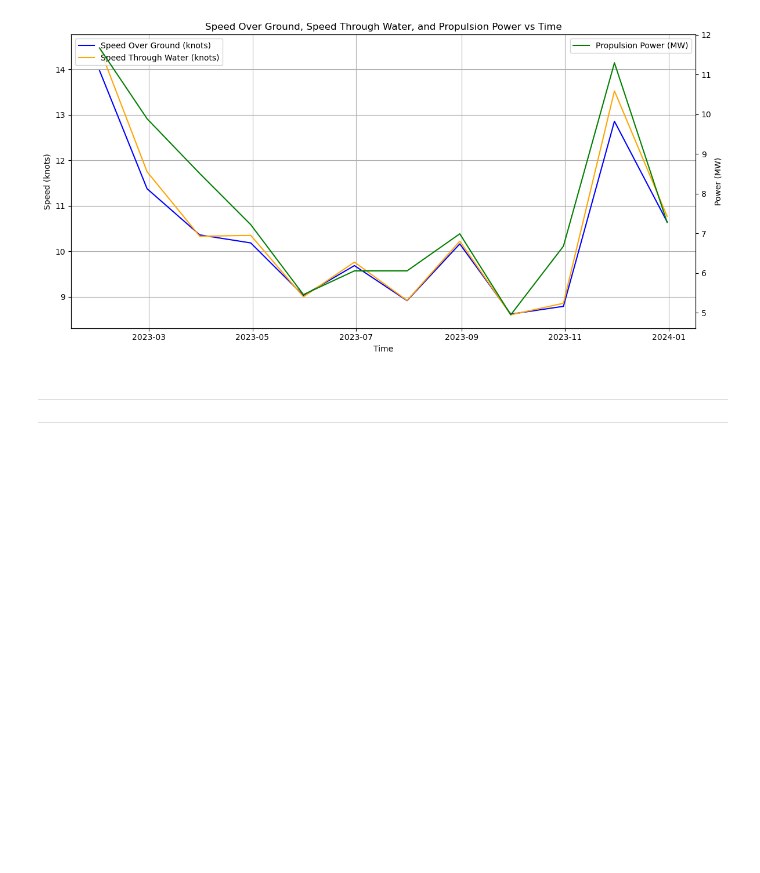
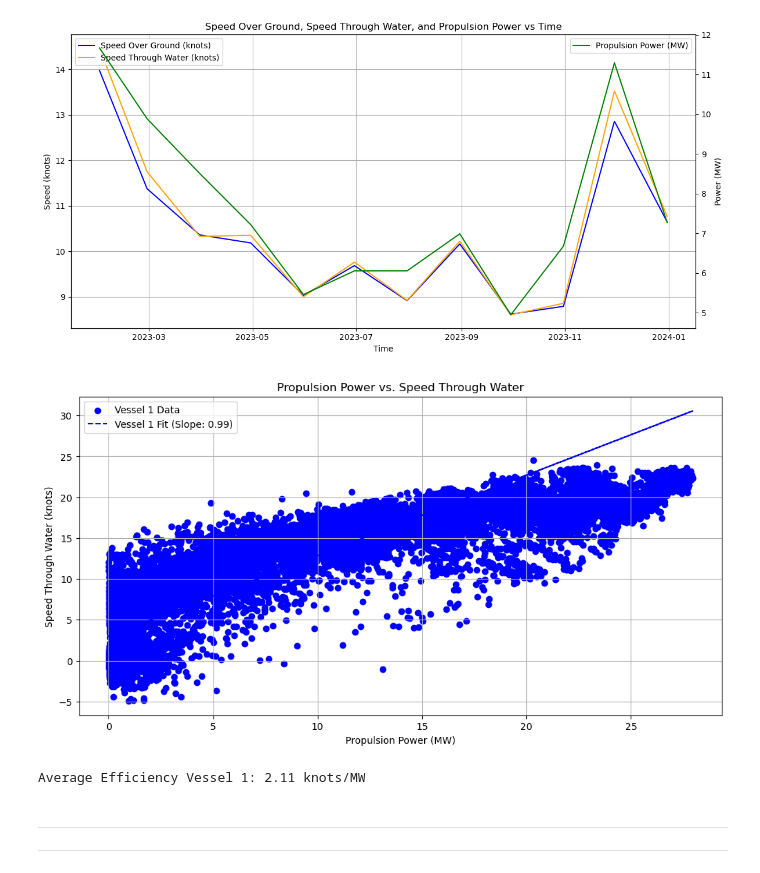
Before and after one commit to jeevasam30/Cruise_ship_analysis, a Jupyter notebook: Scripts/vessel1_analysis.ipynb, the cells around one changed output. Cells and saved outputs as stored; diff of their text form; code cells hidden in the pictures; blank space fills up the shorter version.

Commit message:
for propulsion power and speed thorugh water linear relationship was brought out: Jeeva Sam

```diff
--- a/Scripts/vessel1_analysis.ipynb
+++ b/Scripts/vessel1_analysis.ipynb
@@ -805,6 +805,53 @@ plt.tight_layout()
 plt.show()
 # %% [output]
 [figure]
+# %%
+
+from sklearn.linear_model import LinearRegression
+
+
+
+# Extract the relevant columns
+speed_vessel1 = vessel1_data_filled['Speed Through Water (knots)'].values.reshape(-1, 1)
+power_vessel1 = vessel1_data_filled['Propulsion Power (MW)'].values.reshape(-1, 1)
+
+
+
+# Perform linear regression
+model_vessel1 = LinearRegression().fit(power_vessel1, speed_vessel1)
+
+
+# Get the coefficients
+coef_vessel1 = model_vessel1.coef_[0][0]
+
+
+# Predict speed through water using the model for plotting
+pred_speed_vessel1 = model_vessel1.predict(power_vessel1)
+
+
+# Plot the data
+plt.figure(figsize=(12, 6))
+plt.scatter(power_vessel1, speed_vessel1, color='blue', label='Vessel 1 Data')
+plt.plot(power_vessel1, pred_speed_vessel1, color='blue', linestyle='--', label=f'Vessel 1 Fit (Slope: {coef_vessel1:.2f})')
+
+
+
+plt.xlabel('Propulsion Power (MW)')
+plt.ylabel('Speed Through Water (knots)')
+plt.title('Propulsion Power vs. Speed Through Water')
+plt.legend()
+plt.grid(True)
+plt.show()
+
+# Calculate efficiency metrics (knots per MW)
+efficiency_vessel1 = speed_vessel1 / power_vessel1
+
+
+# Print the average efficiency for comparison
+print(f'Average Efficiency Vessel 1: {np.mean(efficiency_vessel1):.2f} knots/MW')
+# %% [output]
+[figure, added]
+Average Efficiency Vessel 1: 2.11 knots/MW
 # %% [markdown]
 
 
```
Also changed, not shown: parts of 1 cell of this notebook, 1 other file.
